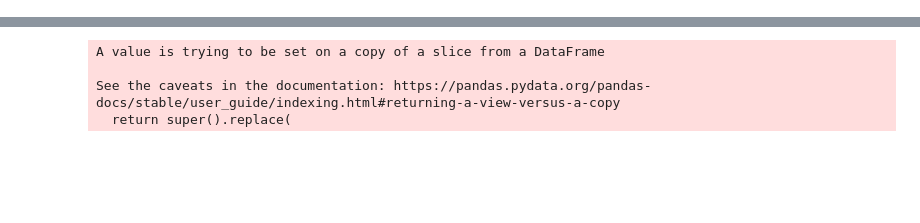
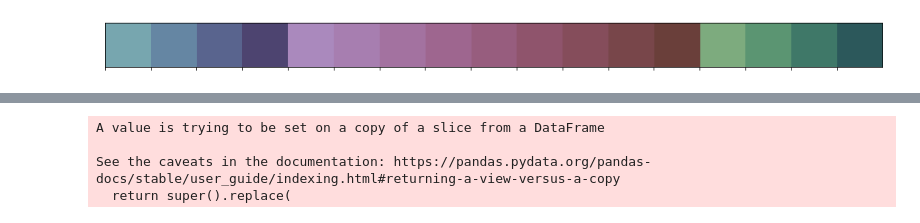
Before and after one commit to 62442katieb/deltaABCD_variability, a Jupyter notebook: notebooks/1.2change_score_descriptives.ipynb, the cells around one changed output, grey strips where cells are left out. Drawn from its saved outputs; the diff is of its cells as text; code cells hidden in the pictures; blank space fills up the shorter version.

```diff
--- a/notebooks/1.2change_score_descriptives.ipynb
+++ b/notebooks/1.2change_score_descriptives.ipynb
@@ -14,13 +14,17 @@ from nilearn import plotting, datasets, surface
 morph_pal = sns.cubehelix_palette(n_colors=4, start=0.6, rot=-0.6, gamma=1.0, hue=0.7, light=0.6, dark=0.3)
 morph_cmap = sns.cubehelix_palette(n_colors=4, start=0.6, rot=-0.6, gamma=1.0, hue=0.7, light=0.3, dark=0.2,
                                    as_cmap=True, reverse=True)
-cell_pal = sns.cubehelix_palette(n_colors=5, start=1.8, rot=-0.8, gamma=1.0, hue=0.7, light=0.6, dark=0.3)
-cell_cmap = sns.cubehelix_palette(n_colors=5, start=1.8, rot=-0.8, gamma=1.0, hue=0.7, light=0.3, dark=0.2,
+cell_pal = sns.cubehelix_palette(n_colors=9, start=1.7, rot=-0.8, gamma=1.0, hue=0.7, light=0.6, dark=0.3)
+cell_cmap = sns.cubehelix_palette(n_colors=9, start=1.7, rot=-0.8, gamma=1.0, hue=0.7, light=0.3, dark=0.2,
                                   as_cmap=True, reverse=True)
-func_pal = sns.cubehelix_palette(n_colors=3, start=3.0, rot=-0.6, gamma=1.0, hue=0.7, light=0.6, dark=0.3)
-func_cmap = sns.cubehelix_palette(n_colors=3, start=3.0, rot=-0.6, gamma=1.0, hue=0.7, light=0.3, dark=0.2,
+func_pal = sns.cubehelix_palette(n_colors=4, start=3.0, rot=-0.6, gamma=1.0, hue=0.7, light=0.6, dark=0.3)
+func_cmap = sns.cubehelix_palette(n_colors=4, start=3.0, rot=-0.6, gamma=1.0, hue=0.7, light=0.3, dark=0.2,
                                   as_cmap=True, reverse=True)
 big_pal = morph_pal + cell_pal + func_pal
+# %%
+sns.palplot(big_pal)
+# %% [output]
+[figure, added]
 # %%
 sns.set(style="white",
         context="talk",
```
Also changed, not shown: parts of 25 cells of this notebook, 9 other files.
